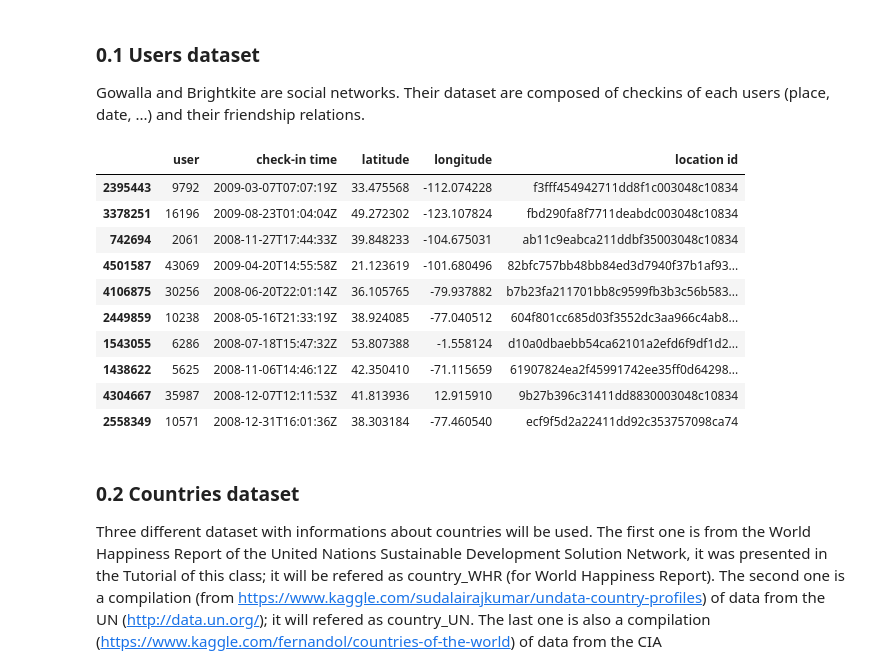
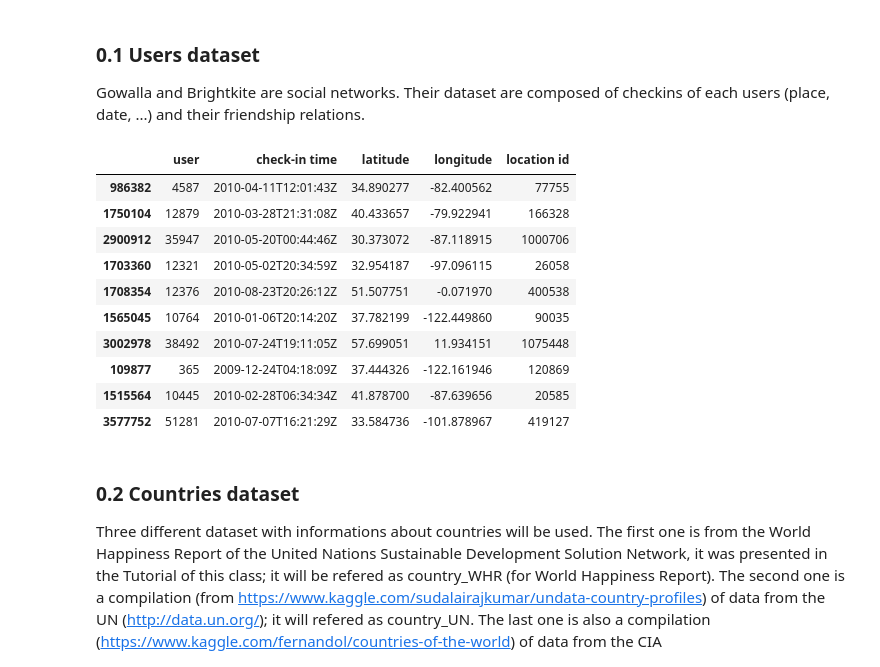
Before and after one commit to asreva/ada-2020-project-milestone-p3-p3_ada-dream-team, a Jupyter notebook: friendship_and_home_position.ipynb, the cells around one changed output. Saved outputs shown, nothing was run; the diff lists cells and outputs as text; code cells hidden in the pictures.

```diff
--- a/friendship_and_home_position.ipynb
+++ b/friendship_and_home_position.ipynb
@@ -57,47 +57,47 @@ Gowalla and Brightkite are social networks. Their dataset are composed of checki
 EXTENSION = ".txt.gz"
 SEPARATOR = "\t"
 CHECKIN_COLUMNS_NAME = ["user", "check-in time", "latitude", "longitude", "location id"]
 EDGE_COLUMNS_NAME = ["friend1", "friend2"]
 #Extract dataframe from .txt.gz (tabulated separated without header)
-bright_edges = pd.read_csv(PATH+"loc-brightkite_edges"+EXTENSION, sep=SEPARATOR, header = None, names = EDGE_COLUMNS_NAME)
-bright_checkins = pd.read_csv(PATH+"loc-brightkite_totalCheckins"+EXTENSION, sep=SEPARATOR, header = None, names = CHECKIN_COLUMNS_NAME)
-gowalla_edges = pd.read_csv(PATH+"loc-gowalla_edges"+EXTENSION, sep=SEPARATOR, header = None, names = EDGE_COLUMNS_NAME)
-gowalla_checkins = pd.read_csv(PATH+"loc-gowalla_totalCheckins"+EXTENSION, sep=SEPARATOR, header = None, names = CHECKIN_COLUMNS_NAME)
+bright_edges = pd.read_csv(PATH+"Gowalla_edges.csv", sep=SEPARATOR, header = None, names = EDGE_COLUMNS_NAME)
+bright_checkins = pd.read_csv(PATH+"Gowalla_totalCheckins.csv", sep=SEPARATOR, header = None, names = CHECKIN_COLUMNS_NAME)
+gowalla_edges = pd.read_csv(PATH+"Brightkite_edges.csv", sep=SEPARATOR, header = None, names = EDGE_COLUMNS_NAME)
+gowalla_checkins = pd.read_csv(PATH+"Brightkite_totalCheckins.csv", sep=SEPARATOR, header = None, names = CHECKIN_COLUMNS_NAME)
 
 #Remove from checkin some invalid points (null data and incoherent latitudes)
 bright_0_lat = bright_checkins[bright_checkins["latitude"] == 0]
 bright_0_lat_long = bright_0_lat[bright_0_lat["longitude"] == 0]
 bright_checkins = bright_checkins.drop(bright_0_lat_long.index)
 bright_big_lat = bright_checkins[bright_checkins["latitude"]>90]
 bright_checkins = bright_checkins.drop(bright_big_lat.index)
 bright_small_lat = bright_checkins[bright_checkins["latitude"]<-90]
 bright_checkins = bright_checkins.drop(bright_small_lat.index)
 
 gowalla_0_lat = gowalla_checkins[gowalla_checkins["latitude"] == 0]
 gowalla_0_lat_long = gowalla_0_lat[gowalla_0_lat["longitude"] == 0]
 gowalla_checkins = gowalla_checkins.drop(gowalla_0_lat_long.index)
 gowalla_big_lat = gowalla_checkins[gowalla_checkins["latitude"]>90]
 gowalla_checkins = gowalla_checkins.drop(gowalla_big_lat.index)
 gowalla_small_lat = gowalla_checkins[gowalla_checkins["latitude"]<-90]
 gowalla_checkins = gowalla_checkins.drop(bright_small_lat.index)
 
 #Sample dataframe to analyze and verify structure
 #bright_edges.sample(10)
 bright_checkins.sample(10)
 #gowalla_edges.sample(10)
 #gowalla_checkins.sample(10)
 # %% [output]
 |  | user | check-in time | latitude | longitude | location id |
-| 2395443 | 9792 | 2009-03-07T07:07:19Z | 33.475568 | -112.074228 | f3fff454942711dd8f1c003048c10834 |
-| 3378251 | 16196 | 2009-08-23T01:04:04Z | 49.272302 | -123.107824 | fbd290fa8f7711deabdc003048c10834 |
-| 742694 | 2061 | 2008-11-27T17:44:33Z | 39.848233 | -104.675031 | ab11c9eabca211ddbf35003048c10834 |
-| 4501587 | 43069 | 2009-04-20T14:55:58Z | 21.123619 | -101.680496 | 82bfc757bb48bb84ed3d7940f37b1af93... |
-| 4106875 | 30256 | 2008-06-20T22:01:14Z | 36.105765 | -79.937882 | b7b23fa211701bb8c9599fb3b3c56b583... |
-| 2449859 | 10238 | 2008-05-16T21:33:19Z | 38.924085 | -77.040512 | 604f801cc685d03f3552dc3aa966c4ab8... |
-| 1543055 | 6286 | 2008-07-18T15:47:32Z | 53.807388 | -1.558124 | d10a0dbaebb54ca62101a2efd6f9df1d2... |
-| 1438622 | 5625 | 2008-11-06T14:46:12Z | 42.350410 | -71.115659 | 61907824ea2f45991742ee35ff0d64298... |
-| 4304667 | 35987 | 2008-12-07T12:11:53Z | 41.813936 | 12.915910 | 9b27b396c31411dd8830003048c10834 |
-| 2558349 | 10571 | 2008-12-31T16:01:36Z | 38.303184 | -77.460540 | ecf9f5d2a22411dd92c353757098ca74 |
+| 986382 | 4587 | 2010-04-11T12:01:43Z | 34.890277 | -82.400562 | 77755 |
+| 1750104 | 12879 | 2010-03-28T21:31:08Z | 40.433657 | -79.922941 | 166328 |
+| 2900912 | 35947 | 2010-05-20T00:44:46Z | 30.373072 | -87.118915 | 1000706 |
+| 1703360 | 12321 | 2010-05-02T20:34:59Z | 32.954187 | -97.096115 | 26058 |
+| 1708354 | 12376 | 2010-08-23T20:26:12Z | 51.507751 | -0.071970 | 400538 |
+| 1565045 | 10764 | 2010-01-06T20:14:20Z | 37.782199 | -122.449860 | 90035 |
+| 3002978 | 38492 | 2010-07-24T19:11:05Z | 57.699051 | 11.934151 | 1075448 |
+| 109877 | 365 | 2009-12-24T04:18:09Z | 37.444326 | -122.161946 | 120869 |
+| 1515564 | 10445 | 2010-02-28T06:34:34Z | 41.878700 | -87.639656 | 20585 |
+| 3577752 | 51281 | 2010-07-07T16:21:29Z | 33.584736 | -101.878967 | 419127 |
 # %% [markdown]
 ### 0.2 Countries dataset
 Three different dataset with informations about countries will be used. The first one is from the World Happiness Report of the United Nations Sustainable Development Solution Network, it was presented in the Tutorial of this class; it will be refered as country_WHR (for World Happiness Report). The second one is a compilation (from https://www.kaggle.com/sudalairajkumar/undata-country-profiles) of data from the UN (http://data.un.org/); it will refered as country_UN. The last one is also a compilation (https://www.kaggle.com/fernandol/countries-of-the-world) of data from the CIA (https://www.cia.gov/library/publications/the-world-factbook/); it will be refered as country_CIA.
```
Also changed, not shown: parts of 24 cells of this notebook.
